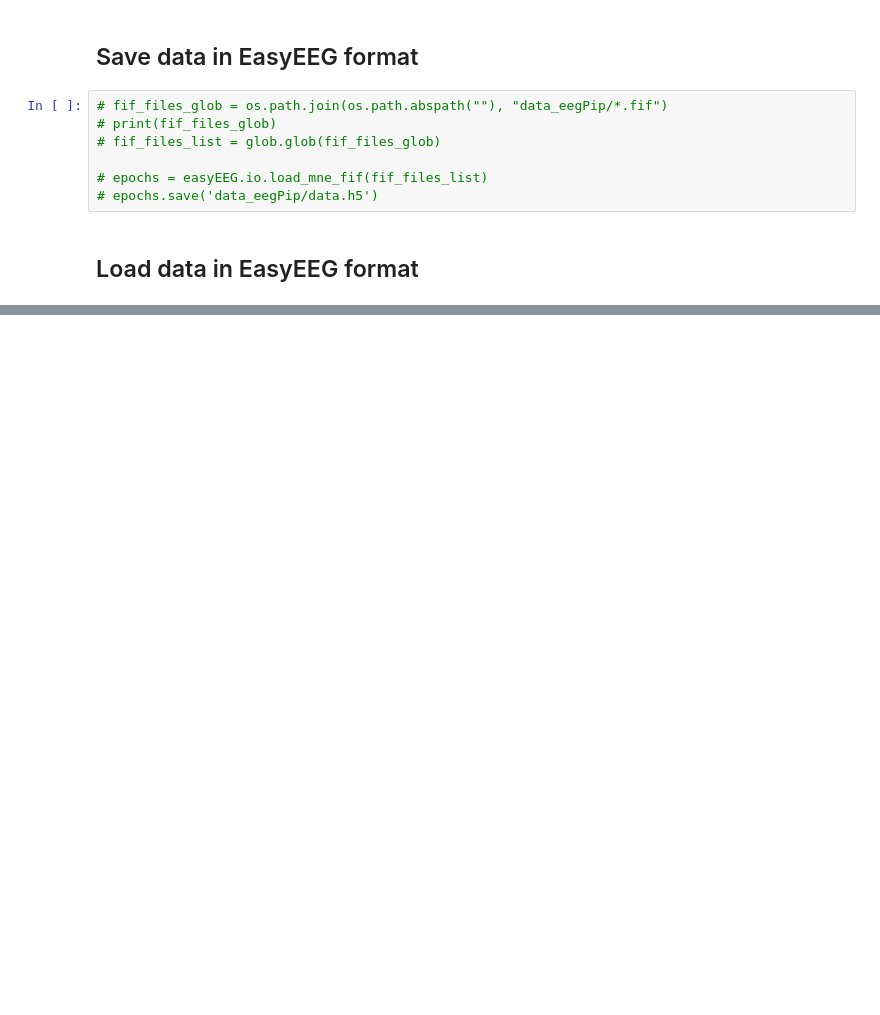
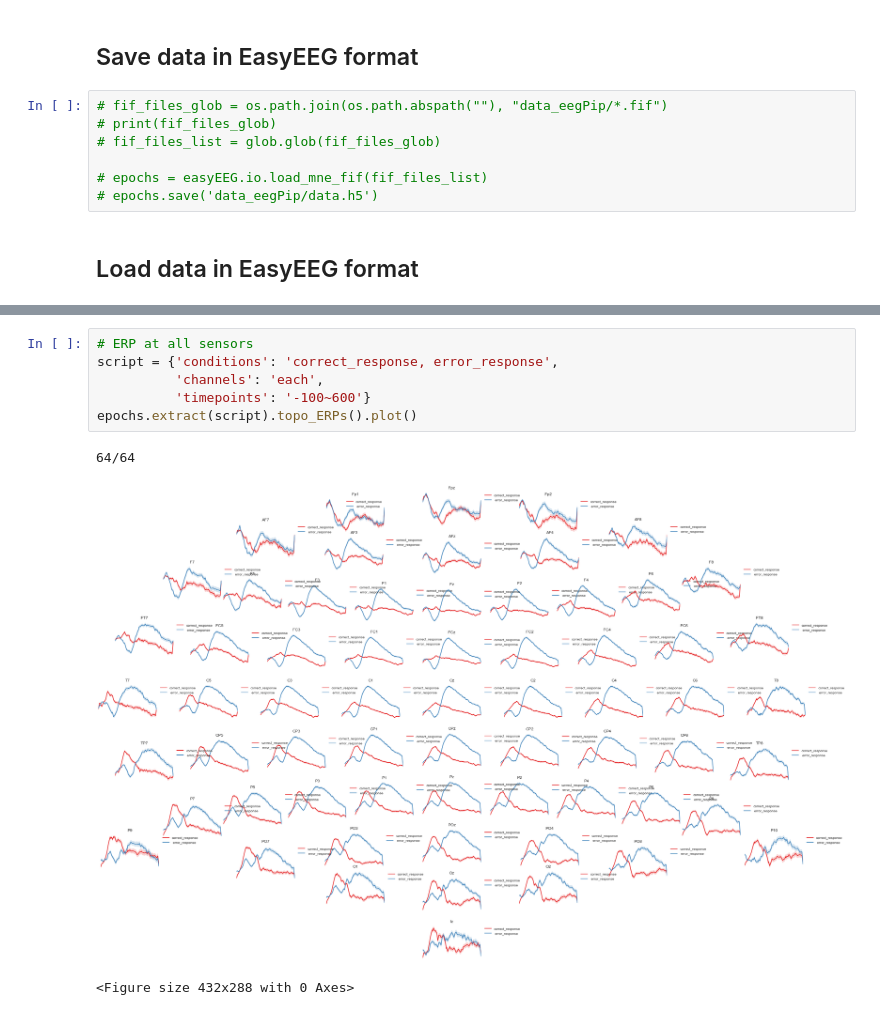
Before and after one commit to abelowska/easyPipelines, a Jupyter notebook: erp_permuco.ipynb, the cells around one changed output, grey strips where cells are left out. Cells and saved outputs as stored; diff of their text form; blank space fills up the shorter version.

```diff
--- a/erp_permuco.ipynb
+++ b/erp_permuco.ipynb
@@ -239,0 +161,10 @@ topo.plot()
+# %%
+# ERP at all sensors
+script = {'conditions': 'correct_response, error_response',
+          'channels': 'each',
+          'timepoints': '-100~600'}
+epochs.extract(script).topo_ERPs().plot()
+# %% [output]
+64/64
+[figure, added]
+<Figure size 432x288 with 0 Axes>
```
Also changed, not shown: parts of 16 cells of this notebook.
